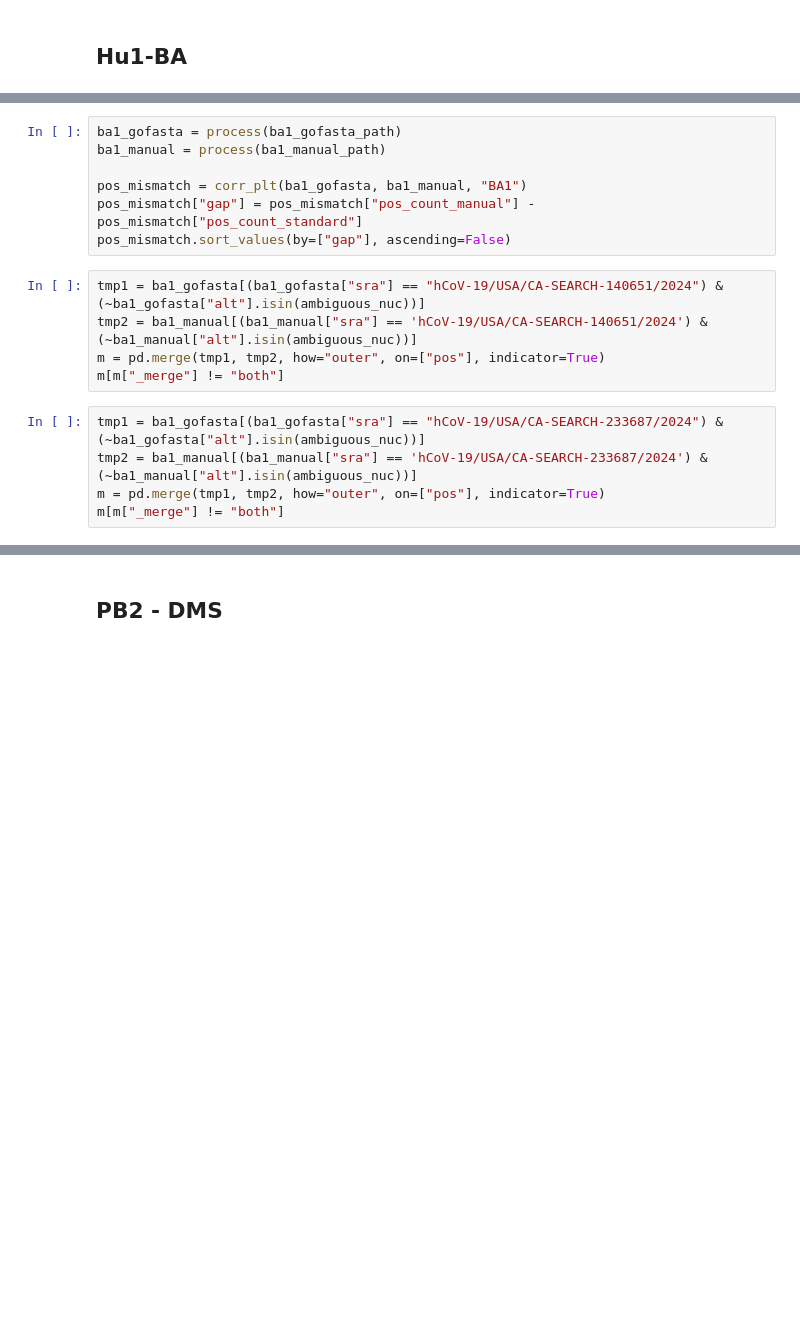
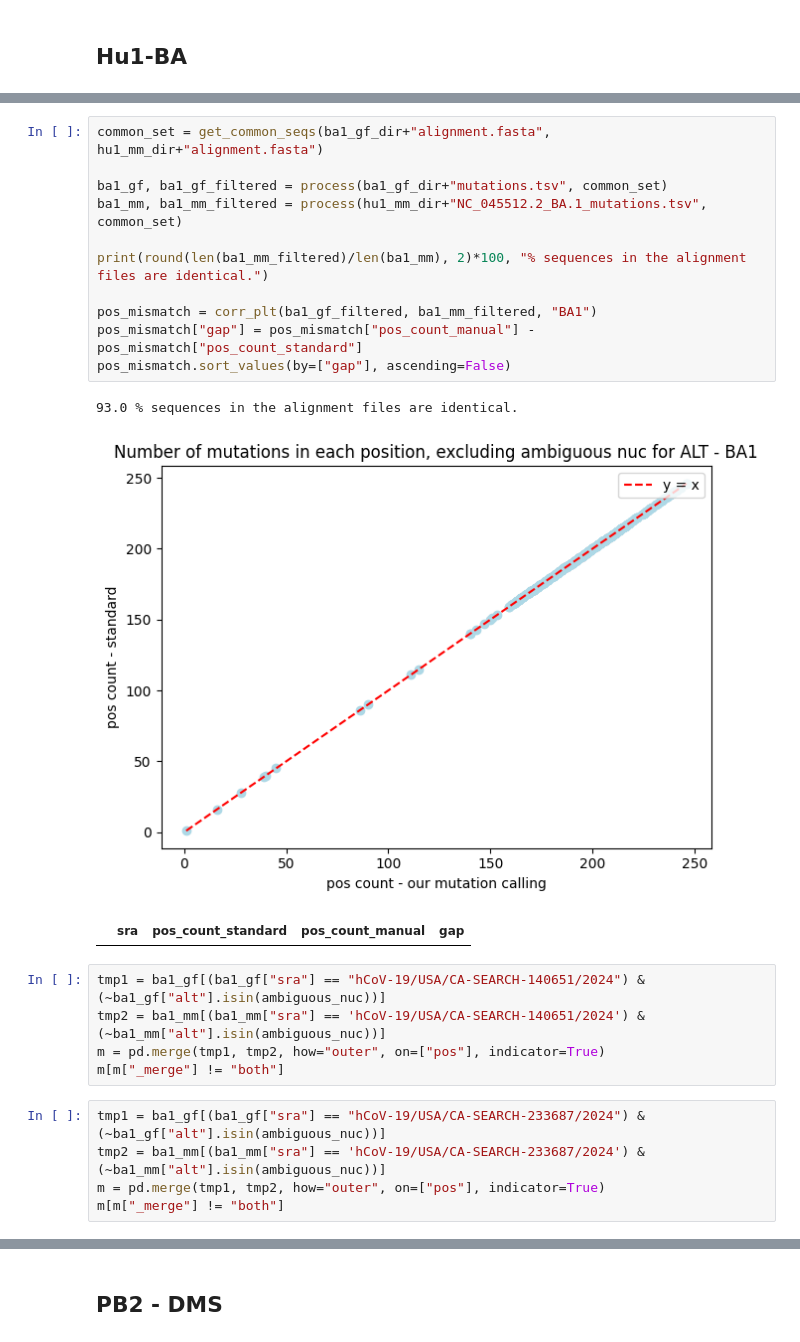
Before and after one commit to yutiachen5/bjorn_rep, a Jupyter notebook: output/sanity_check.ipynb, the cells around one changed output, grey strips where cells are left out. Drawn from its saved outputs; the diff is of its cells as text; blank space fills up the shorter version.

```diff
--- a/output/sanity_check.ipynb
+++ b/output/sanity_check.ipynb
@@ -94,20 +109,28 @@ tmp1.equals(tmp2)
 # %% [output]
 True
 # %%
-ba1_gofasta = process(ba1_gofasta_path)
-ba1_manual = process(ba1_manual_path)
+common_set = get_common_seqs(ba1_gf_dir+"alignment.fasta", hu1_mm_dir+"alignment.fasta")
 
-pos_mismatch = corr_plt(ba1_gofasta, ba1_manual, "BA1")
+ba1_gf, ba1_gf_filtered = process(ba1_gf_dir+"mutations.tsv", common_set)
+ba1_mm, ba1_mm_filtered = process(hu1_mm_dir+"NC_045512.2_BA.1_mutations.tsv", common_set)
+
+print(round(len(ba1_mm_filtered)/len(ba1_mm), 2)*100, "% sequences in the alignment files are identical.")
+
+pos_mismatch = corr_plt(ba1_gf_filtered, ba1_mm_filtered, "BA1")
 pos_mismatch["gap"] = pos_mismatch["pos_count_manual"] - pos_mismatch["pos_count_standard"]
 pos_mismatch.sort_values(by=["gap"], ascending=False)
+# %% [output]
+93.0 % sequences in the alignment files are identical.
+[figure, added]
+|  | sra | pos_count_standard | pos_count_manual | gap |
 # %%
-tmp1 = ba1_gofasta[(ba1_gofasta["sra"] == "hCoV-19/USA/CA-SEARCH-140651/2024") & (~ba1_gofasta["alt"].isin(ambiguous_nuc))]
-tmp2 = ba1_manual[(ba1_manual["sra"] == 'hCoV-19/USA/CA-SEARCH-140651/2024') & (~ba1_manual["alt"].isin(ambiguous_nuc))]
+tmp1 = ba1_gf[(ba1_gf["sra"] == "hCoV-19/USA/CA-SEARCH-140651/2024") & (~ba1_gf["alt"].isin(ambiguous_nuc))]
+tmp2 = ba1_mm[(ba1_mm["sra"] == 'hCoV-19/USA/CA-SEARCH-140651/2024') & (~ba1_mm["alt"].isin(ambiguous_nuc))]
 m = pd.merge(tmp1, tmp2, how="outer", on=["pos"], indicator=True)
 m[m["_merge"] != "both"]
 # %%
-tmp1 = ba1_gofasta[(ba1_gofasta["sra"] == "hCoV-19/USA/CA-SEARCH-233687/2024") & (~ba1_gofasta["alt"].isin(ambiguous_nuc))]
-tmp2 = ba1_manual[(ba1_manual["sra"] == 'hCoV-19/USA/CA-SEARCH-233687/2024') & (~ba1_manual["alt"].isin(ambiguous_nuc))]
+tmp1 = ba1_gf[(ba1_gf["sra"] == "hCoV-19/USA/CA-SEARCH-233687/2024") & (~ba1_gf["alt"].isin(ambiguous_nuc))]
+tmp2 = ba1_mm[(ba1_mm["sra"] == 'hCoV-19/USA/CA-SEARCH-233687/2024') & (~ba1_mm["alt"].isin(ambiguous_nuc))]
 m = pd.merge(tmp1, tmp2, how="outer", on=["pos"], indicator=True)
 m[m["_merge"] != "both"]
 # %%
```
Also changed, not shown: parts of 30 cells of this notebook, 11 other files.
